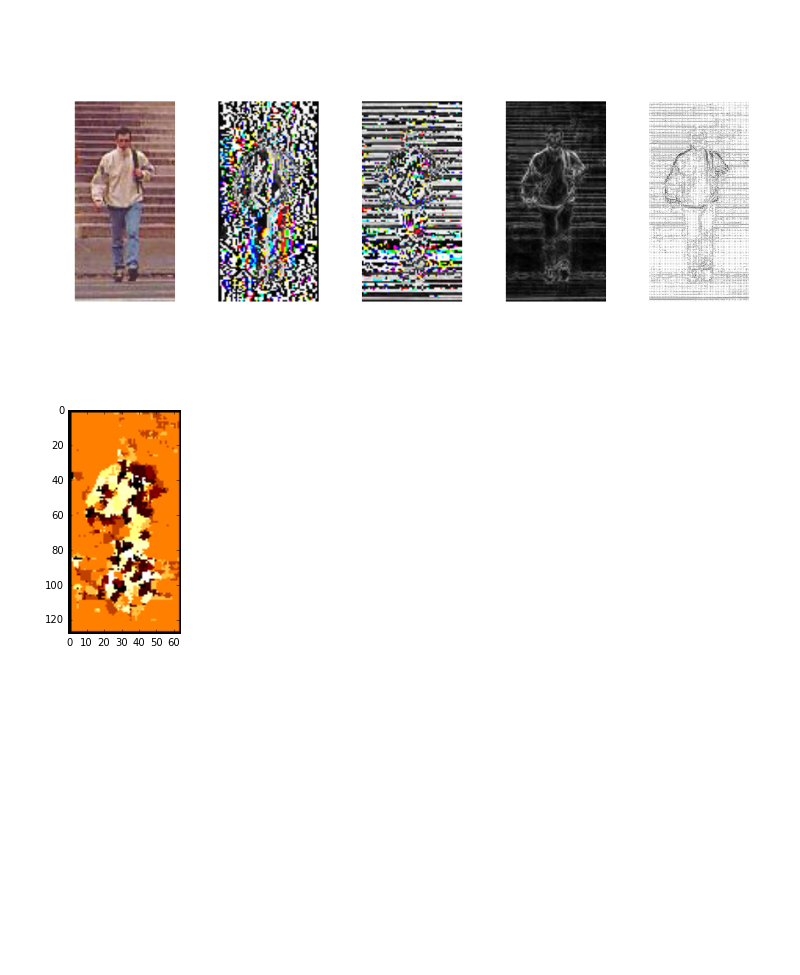
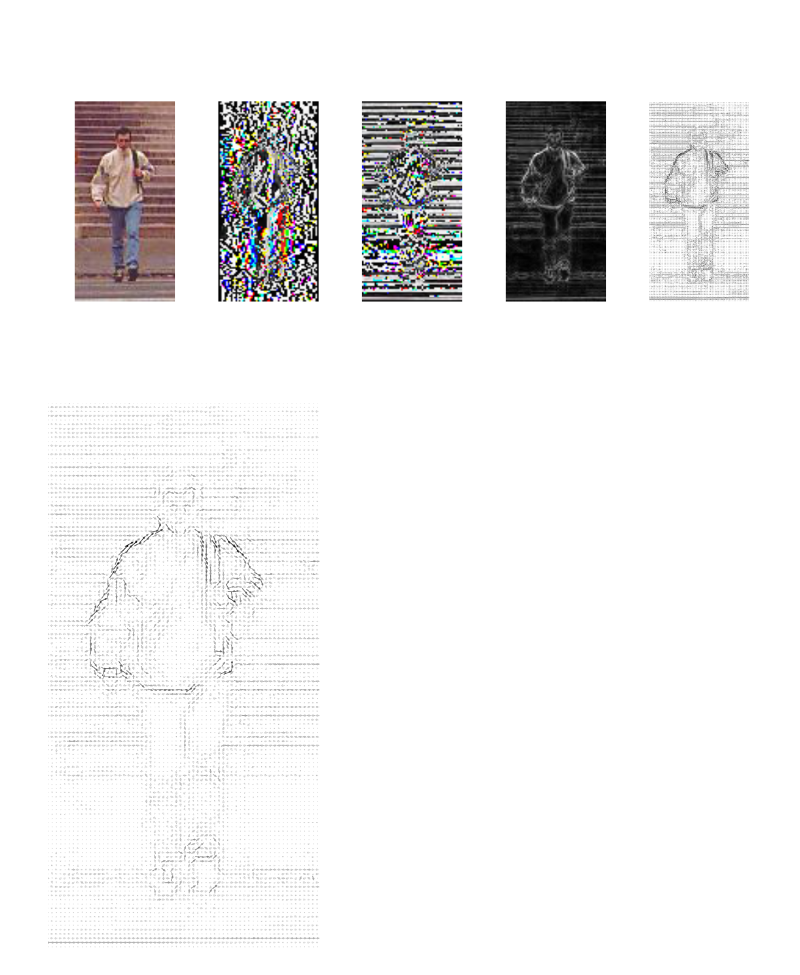
Before and after one commit to JeromeWynne/HOGs, a Jupyter notebook: Replicating-Dalal-Triggs.ipynb, the cells around one changed output. Drawn from its saved outputs; the diff is of its cells as text; code cells hidden in the pictures; blank space fills up the shorter version.

Commit message:
Update before start of new week (histogram quiver?)

```diff
--- a/Replicating-Dalal-Triggs.ipynb
+++ b/Replicating-Dalal-Triggs.ipynb
@@ -181,4 +179,10 @@ plt.quiver(X, Y, U, V, gradmag, headwidth=3, headlength=3, pivot='mid', cmap='Gr
 _ = [ax.axis('off') for ax in axs]; plt.tight_layout();
 # %% [output]
 [figure]
+# %%
+plt.figure(figsize=(15, 30))
+plt.quiver(X, Y, U, V, gradmag, headwidth=3, headlength=3, pivot='mid', cmap='Greys', lw=.15);
+plt.axis('off'); plt.ylim(128, 0); plt.xlim(0, 64);
+# %% [output]
+[figure, added]
 # %%
@@ -202,4 +204,0 @@ for row_ix in range(2, img_rows-1):
-# %%
-plt.imshow(np.argmax(cell_hist, axis=2), cmap='afmhot');
-# %% [output]
-[figure, removed]
```
Also changed, not shown: parts of 10 cells of this notebook.
